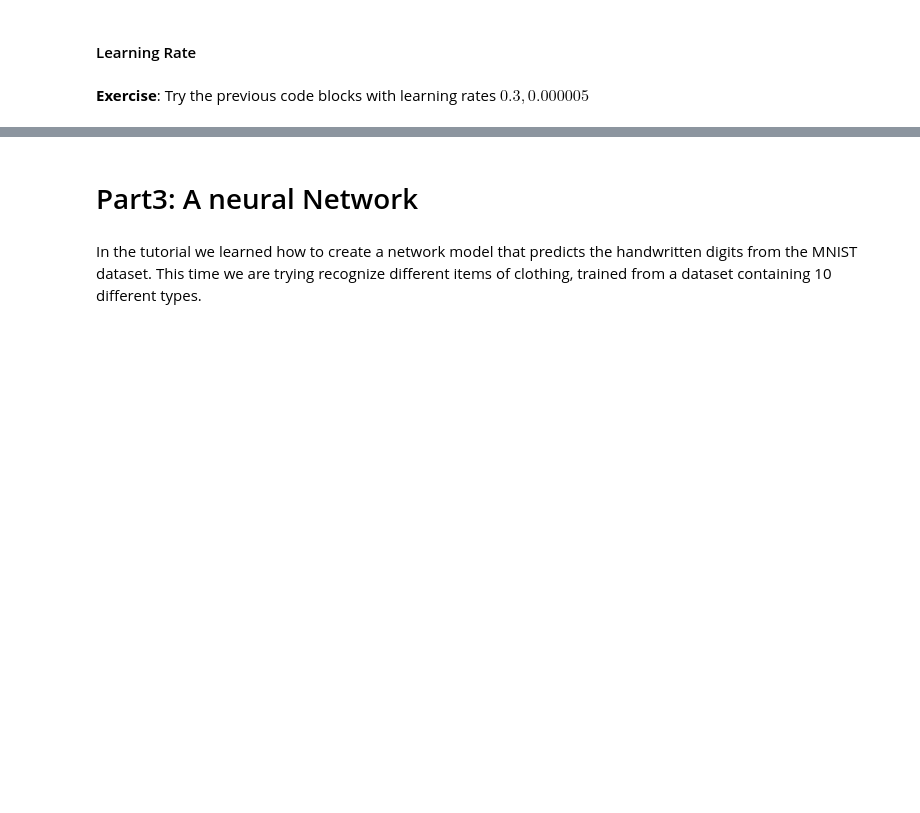
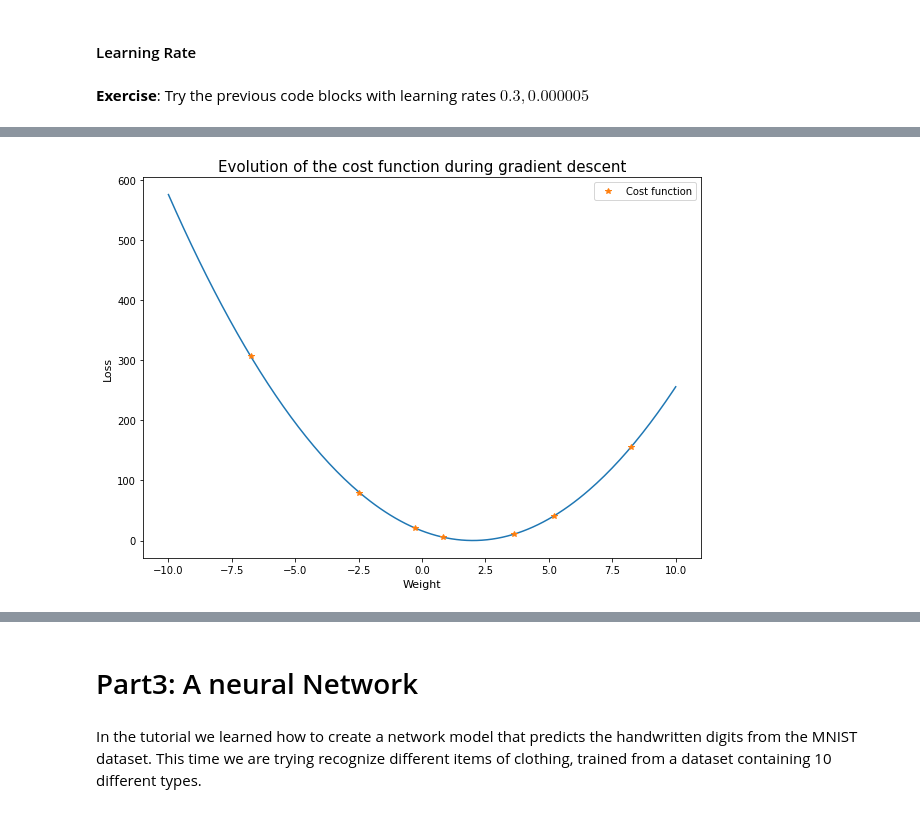
Before and after one commit to EHVB/ANN-In-Medicine, a Jupyter notebook: Assignment_1/Ehab Kamal - A1_tf_basics.ipynb, the cells around one changed output, grey strips where cells are left out. Drawn from its saved outputs; the diff is of its cells as text; code cells hidden in the pictures; blank space fills up the shorter version.

```diff
--- a/Assignment_1/Ehab Kamal - A1_tf_basics.ipynb
+++ b/Assignment_1/Ehab Kamal - A1_tf_basics.ipynb
@@ -585,5 +689,19 @@ tf.random.set_seed(1234)
 # %%
 ## TODO
 #### Plot w value evolution against cost function
 #### -- make sure to remove the nans and inf from history before plotting
 #### -- constrain the value of w and history to be between -10 and 10 before plotting
+w = np.linspace(-10, 10, 200)
+history =  [x for x in history if str(x[0]) != "nan" and str(x[0]) != "inf" and x[0]>=-10 and x[0]<=10]
+loss_f = (w*x-y_true)**2
+loss = (np.array(history)*x-y_true)**2
+fig = plt.figure(figsize = (10,7))
+plt.title("Evolution of the cost function during gradient descent", fontsize=15)
+plt.plot(w,loss_f)
+plt.plot(history, loss,'*', label = "Cost function")
+plt.xlabel('Weight', fontsize=11)
+plt.ylabel('Loss', fontsize=11)
+plt.legend(loc = "upper right")
+plt.show()
+# %% [output]
+[figure, added]
```
Also changed, not shown: parts of 61 cells of this notebook.
